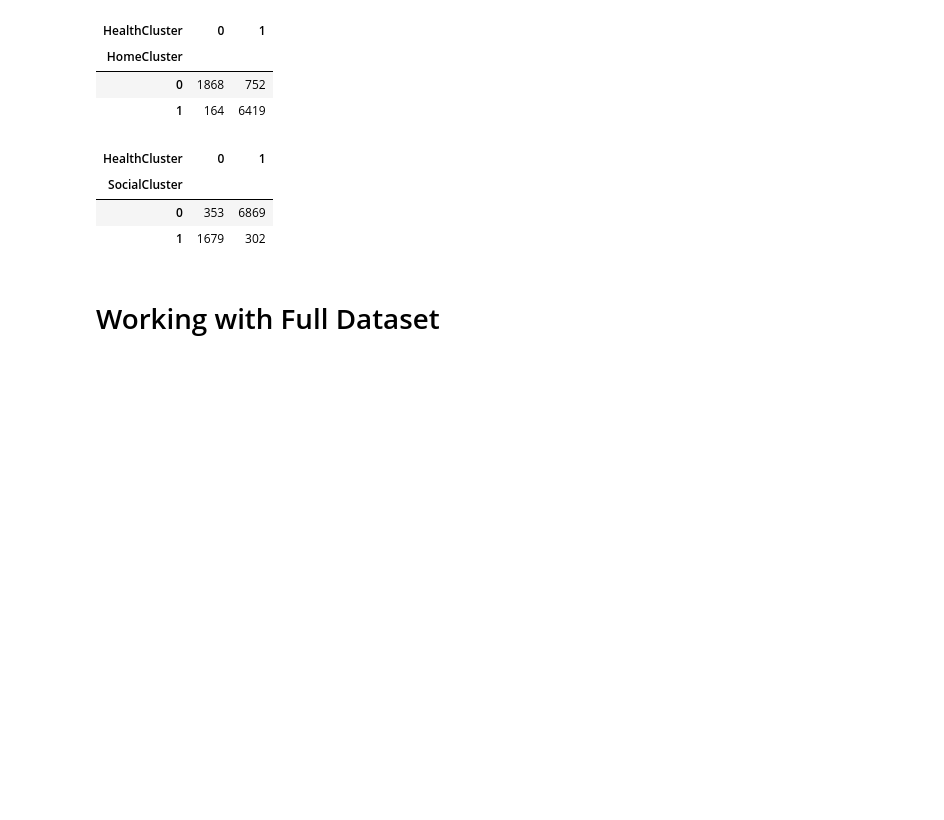
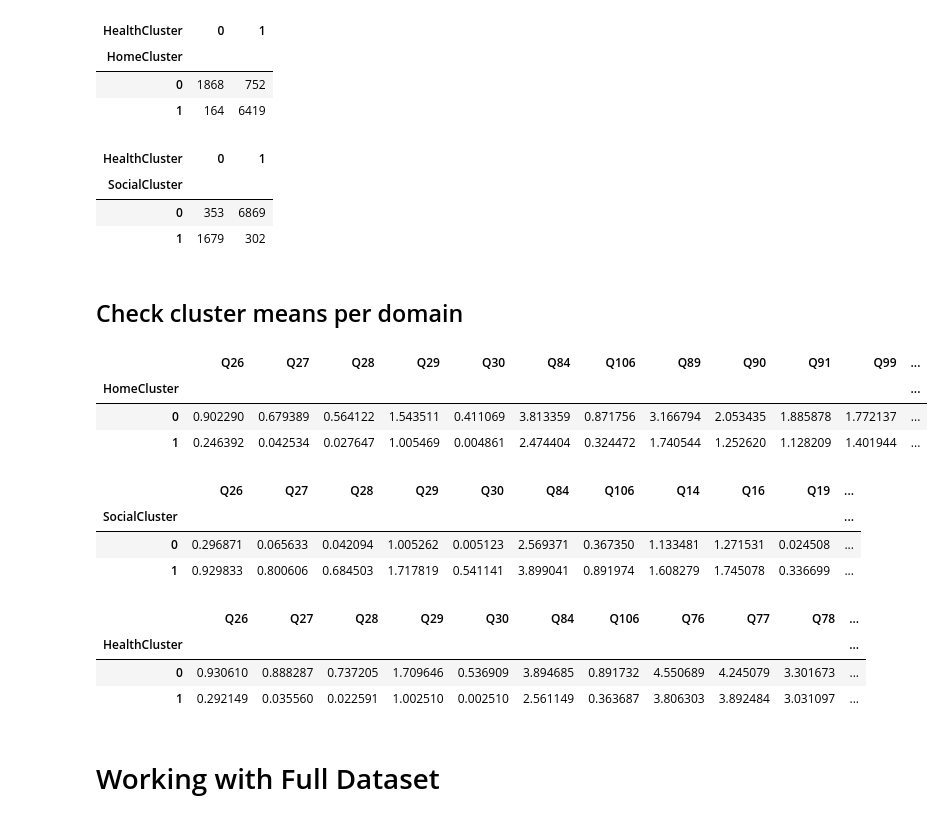
Before and after one commit to emilyh006/predict_absent, a Jupyter notebook: analysis.ipynb, the cells around one changed output. Drawn from its saved outputs; the diff is of its cells as text; code cells hidden in the pictures; blank space fills up the shorter version.

```diff
--- a/analysis.ipynb
+++ b/analysis.ipynb
@@ -289,6 +289,32 @@ pd.crosstab(dat_final['SocialCluster'], dat_final['HealthCluster'])
 | SocialCluster |  |  |
 | 0 | 353 | 6869 |
 | 1 | 1679 | 302 |
+# %% [markdown]
+## Check cluster means per domain
+# %%
+home_context['HomeCluster'] = dat_final['HomeCluster']
+home_context.groupby('HomeCluster').mean()
+# %% [output]
+|  | Q26 | Q27 | Q28 | Q29 | Q30 | Q84 | Q106 | Q89 | Q90 | Q91 | Q99 | ... |
+| HomeCluster |  |  |  |  |  |  |  |  |  |  |  | ... |
+| 0 | 0.902290 | 0.679389 | 0.564122 | 1.543511 | 0.411069 | 3.813359 | 0.871756 | 3.166794 | 2.053435 | 1.885878 | 1.772137 | ... |
+| 1 | 0.246392 | 0.042534 | 0.027647 | 1.005469 | 0.004861 | 2.474404 | 0.324472 | 1.740544 | 1.252620 | 1.128209 | 1.401944 | ... |
+# %%
+social_context['SocialCluster'] = dat_final['SocialCluster']
+social_context.groupby('SocialCluster').mean()
+# %% [output]
+|  | Q26 | Q27 | Q28 | Q29 | Q30 | Q84 | Q106 | Q14 | Q16 | Q19 | ... |
+| SocialCluster |  |  |  |  |  |  |  |  |  |  | ... |
+| 0 | 0.296871 | 0.065633 | 0.042094 | 1.005262 | 0.005123 | 2.569371 | 0.367350 | 1.133481 | 1.271531 | 0.024508 | ... |
+| 1 | 0.929833 | 0.800606 | 0.684503 | 1.717819 | 0.541141 | 3.899041 | 0.891974 | 1.608279 | 1.745078 | 0.336699 | ... |
+# %%
+health_context['HealthCluster'] = dat_final['HealthCluster']
+health_context.groupby('HealthCluster').mean()
+# %% [output]
+|  | Q26 | Q27 | Q28 | Q29 | Q30 | Q84 | Q106 | Q76 | Q77 | Q78 | ... |
+| HealthCluster |  |  |  |  |  |  |  |  |  |  | ... |
+| 0 | 0.930610 | 0.888287 | 0.737205 | 1.709646 | 0.536909 | 3.894685 | 0.891732 | 4.550689 | 4.245079 | 3.301673 | ... |
+| 1 | 0.292149 | 0.035560 | 0.022591 | 1.002510 | 0.002510 | 2.561149 | 0.363687 | 3.806303 | 3.892484 | 3.031097 | ... |
 # %% [markdown]
 # Working with Full Dataset
 # %% [markdown]
```
